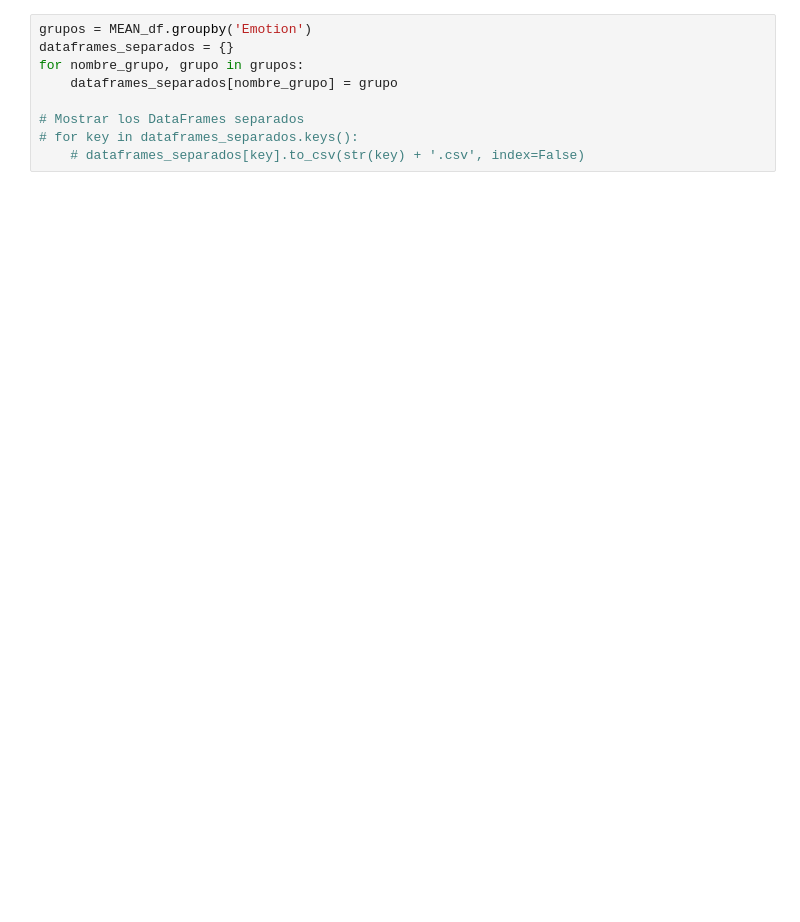
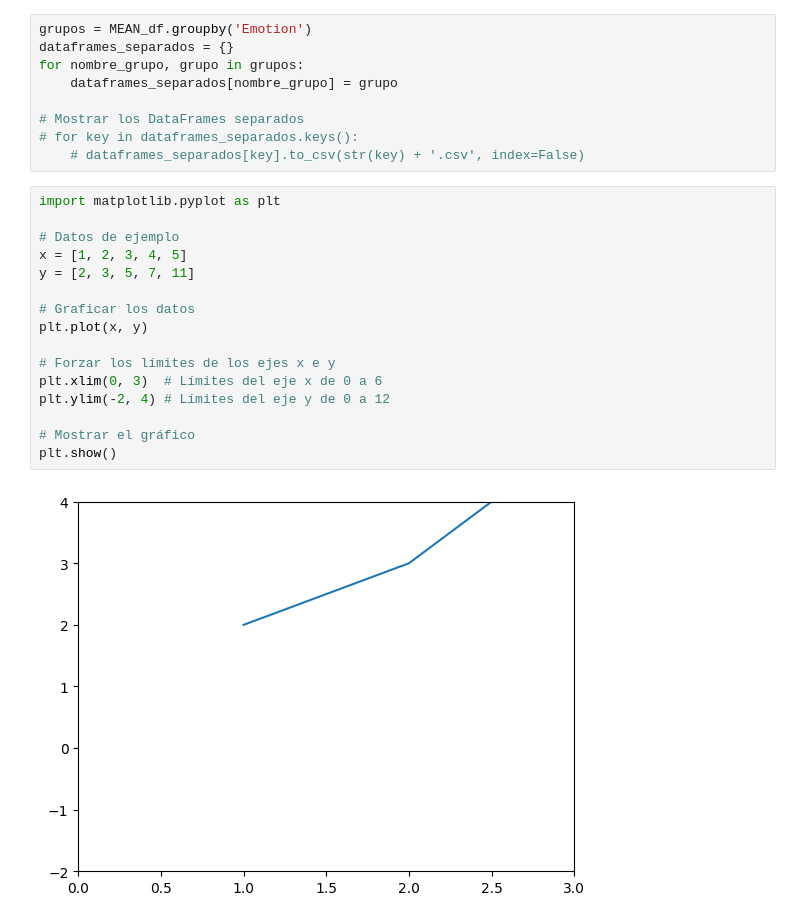
Before and after one commit to EduardoGarcia528/Emociones_class, a Jupyter notebook: class/Clasificador.ipynb, the cells around one changed output. Drawn from its saved outputs; the diff is of its cells as text; blank space fills up the shorter version.

```diff
--- a/class/Clasificador.ipynb
+++ b/class/Clasificador.ipynb
@@ -85,3 +163,21 @@ for nombre_grupo, grupo in grupos:
 # Mostrar los DataFrames separados
 # for key in dataframes_separados.keys():
     # dataframes_separados[key].to_csv(str(key) + '.csv', index=False)
+# %%
+import matplotlib.pyplot as plt
+
+# Datos de ejemplo
+x = [1, 2, 3, 4, 5]
+y = [2, 3, 5, 7, 11]
+
+# Graficar los datos
+plt.plot(x, y)
+
+# Forzar los límites de los ejes x e y
+plt.xlim(0, 3)  # Límites del eje x de 0 a 6
+plt.ylim(-2, 4) # Límites del eje y de 0 a 12
+
+# Mostrar el gráfico
+plt.show()
+# %% [output]
+[figure, added]
```
Also changed, not shown: parts of 4 cells of this notebook.
